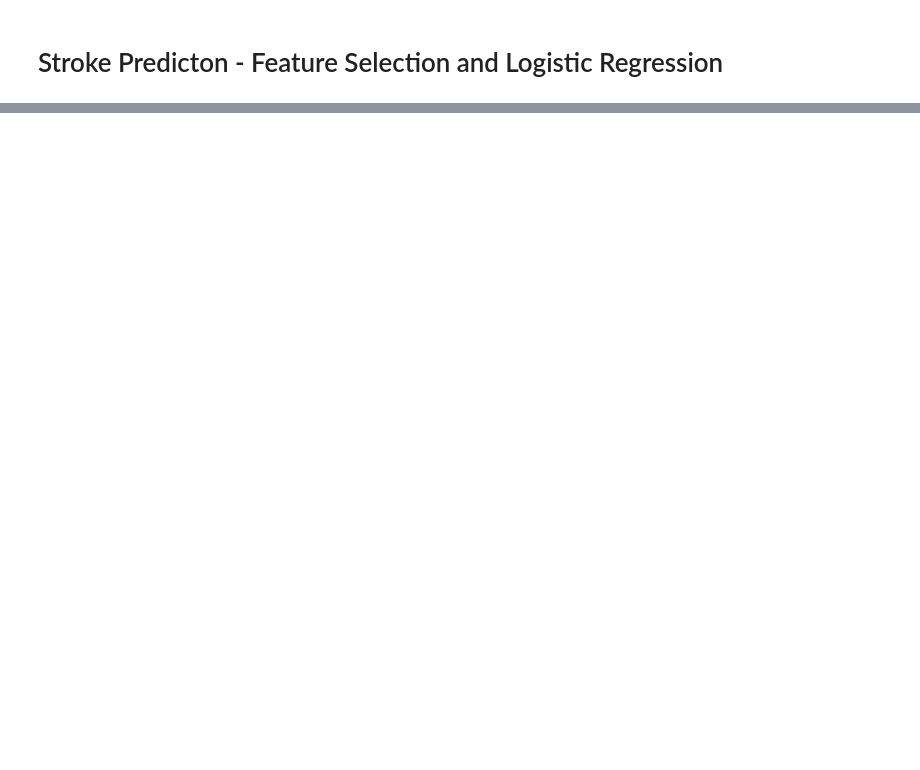
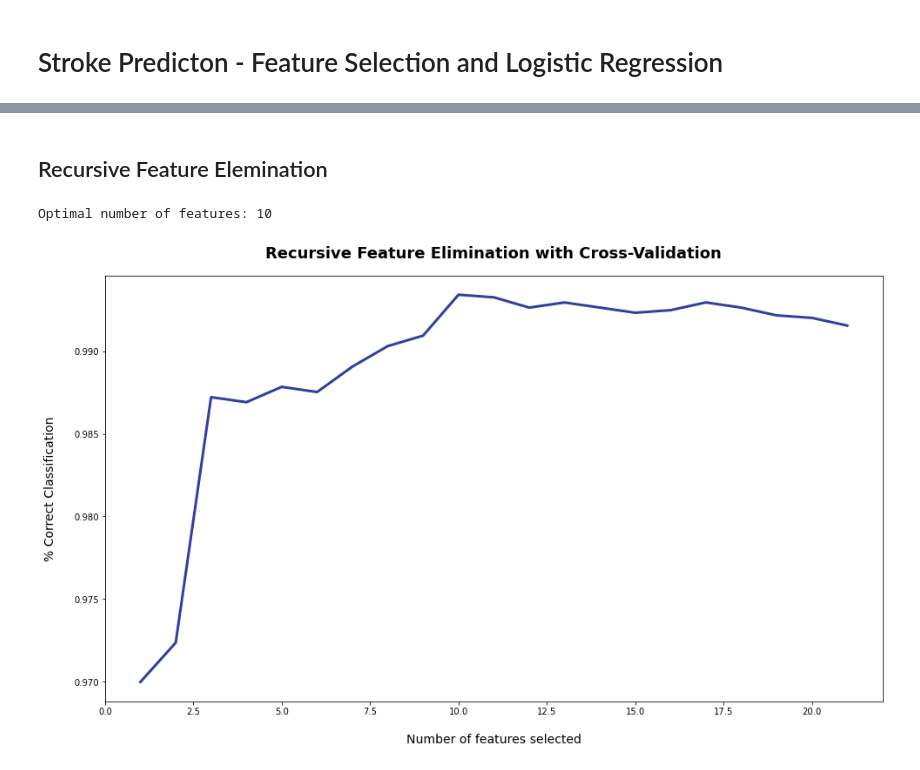
Before and after one commit to luisfreitas213/StrokePredicton, a Jupyter notebook: 04.Feature Selection _ Logistic Regression.ipynb, the cells around one changed output, grey strips where cells are left out. Cells and saved outputs as stored; diff of their text form; code cells hidden in the pictures; blank space fills up the shorter version.

```diff
--- a/04.Feature Selection _ Logistic Regression.ipynb
+++ b/04.Feature Selection _ Logistic Regression.ipynb
@@ -109,0 +81,21 @@ print(featureScores.nlargest(20,'Score'))  #print 10 best features
+# %% [markdown]
+## Recursive Feature Elemination
+# %%
+X_r = pd.read_csv('X_train_oversampled.csv')
+y_r = pd.read_csv('y_train_oversampled.csv')
+
+rfc = RandomForestClassifier(random_state=101)
+rfecv = RFECV(estimator=rfc, step=1, cv=StratifiedKFold(5), scoring='f1')
+rfecv.fit(X_r, y_r)
+print('Optimal number of features: {}'.format(rfecv.n_features_))
+
+plt.figure(figsize=(16, 9))
+plt.title('Recursive Feature Elimination with Cross-Validation', fontsize=18, fontweight='bold', pad=20)
+plt.xlabel('Number of features selected', fontsize=14, labelpad=20)
+plt.ylabel('% Correct Classification', fontsize=14, labelpad=20)
+plt.plot(range(1, len(rfecv.grid_scores_) + 1), rfecv.grid_scores_, color='#303F9F', linewidth=3)
+
+plt.show()
+# %% [output]
+Optimal number of features: 10
+[figure, added]
```
Also changed, not shown: parts of 20 cells of this notebook, 3 other files.
